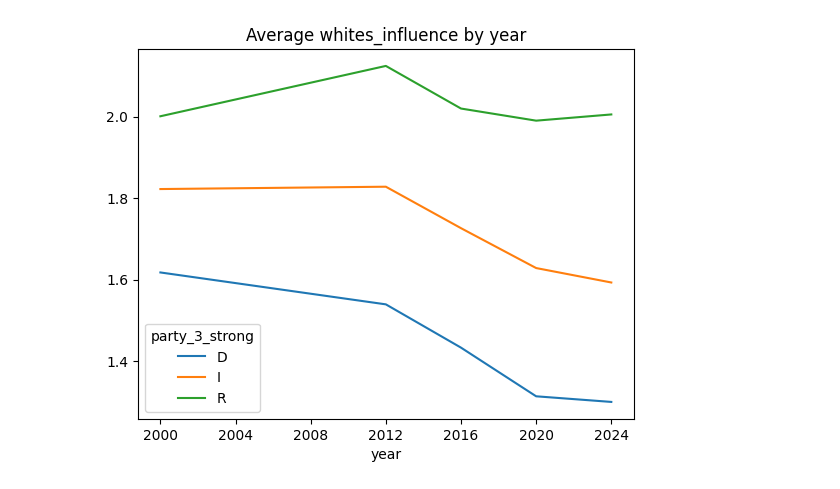
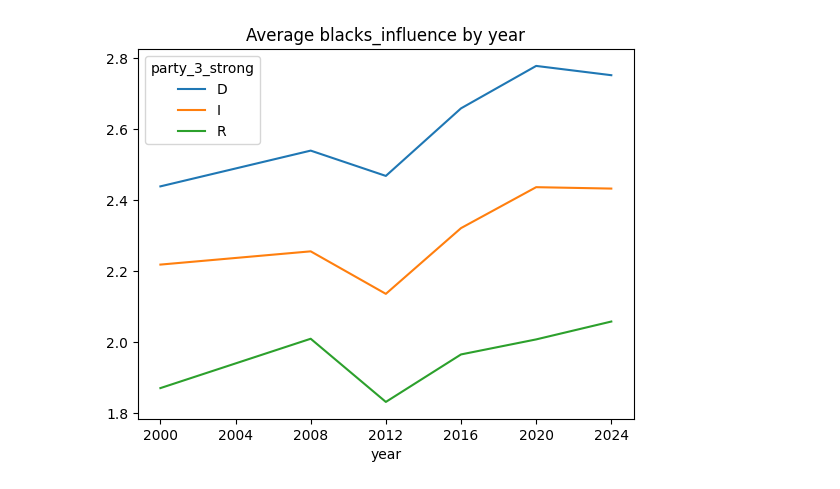
Before and after one commit to infiniteperplexity/python_socsci_revised, a Jupyter notebook: use_configs.ipynb, the cells around one changed output. Drawn from its saved outputs; the diff is of its cells as text; code cells hidden in the pictures.

```diff
--- a/use_configs.ipynb
+++ b/use_configs.ipynb
@@ -292,10 +322,45 @@ def build_dataframes(
 # %%
 test = build_dataframes(
-    vars = ["caseid","weight","age","race","whites_influence", "party_7"],
-    calculated=["party_3","party_3_strong","party_3_lean", "race_edu_block", "race_party_block"],
+    vars = [
+        "caseid",
+        "weight",
+        "age",
+        "race",
+        "whites_influence",
+        "blacks_influence",
+        "hispanics_influence",
+        "party_7",
+        "less_immig",
+        "college_3",
+        "therm_hisp",
+        "therm_blacks",
+        "therm_whites",
+        "self_assist_blacks",
+        "dem_assist_blacks",
+        "rep_assist_blacks",
+        "special_favors_plus",
+        "past_slavery_minus",
+        "less_deserve_minus",
+        "tried_harder_plus"
+    ],
+    calculated=[
+        "party_3",
+        "party_3_strong",
+        "party_3_lean",
+        "resentment",
+        "race_edu_block",
+        "race_party_block",
+        "self_dem_diff",
+        "self_rep_diff",
+        "self_rep_diff",
+        "white_black_diff",
+        "white_hisp_diff"
+    ],
     calculations=calculations
 )
-#test = build_dataframes(years=[2008], vars = ["party_7"])
-test["party_3"].value_counts(dropna=False)
+for year in [2000, 2004, 2008, 2012, 2016, 2020, 2024]:
+    dta = test[test["year"] == year]
+    print(year)
+    print(dta["resentment"].value_counts(dropna=False).sort_index())
 # %% [output]
 2000
@@ -313,32 +403,32 @@ def weighted_mean(data, val_col, weight="weight"):
 
 ## Plot a weighted aggregate function of a variable over time, usually weighted mean, optional grouping
 def plot_weight_agg_over_time(
     df,
     var,
     weight = "weight",
     time = "year",
     title = None,
     groupby = None,
     agg = weighted_mean,
 ):
     nomiss = df[df[var].notna() & df[weight].notna()]
     if groupby is not None:
         for g in groupby:
             nomiss = nomiss[nomiss[g].notna()]
     if len(nomiss) == 0:
         raise ValueError("No valid data to plot")
 
     if groupby is not None:
         nomiss.groupby([time] + groupby).apply(agg, var, weight=weight).unstack().plot()
     else:
         nomiss.groupby(time).apply(agg, var, weight=weight).plot()
 
     if title is None:
         title = f"Average {var} by {time}"
     plt.title(title)
     plt.xticks(df[time].unique())
     plt.show()
 
-plot_weight_agg_over_time(test, "whites_influence", groupby=["party_3_strong"])
+plot_weight_agg_over_time(test, "blacks_influence", groupby=["party_3_strong"])
 # %% [output]
-[figure, old version]
+[figure, new version]
```
Also changed, not shown: parts of 9 cells of this notebook, 2 other files.
